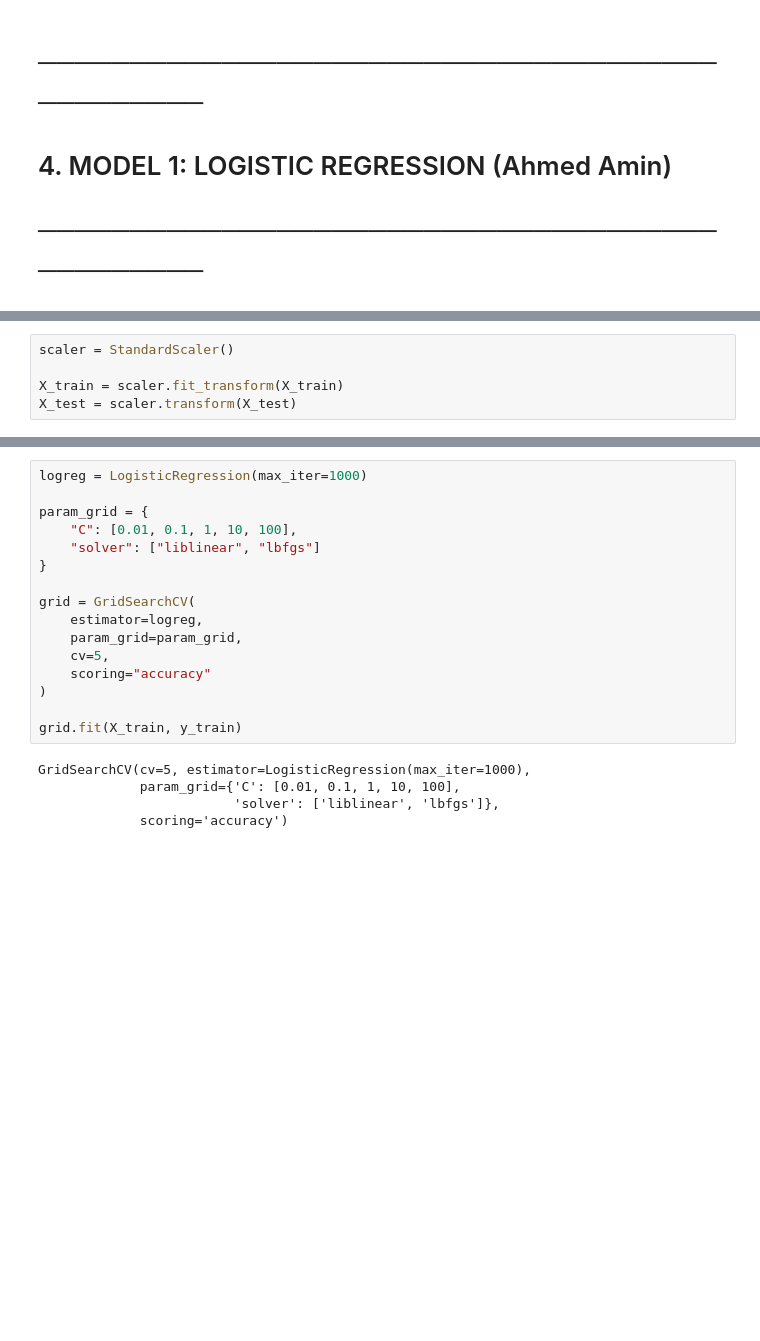
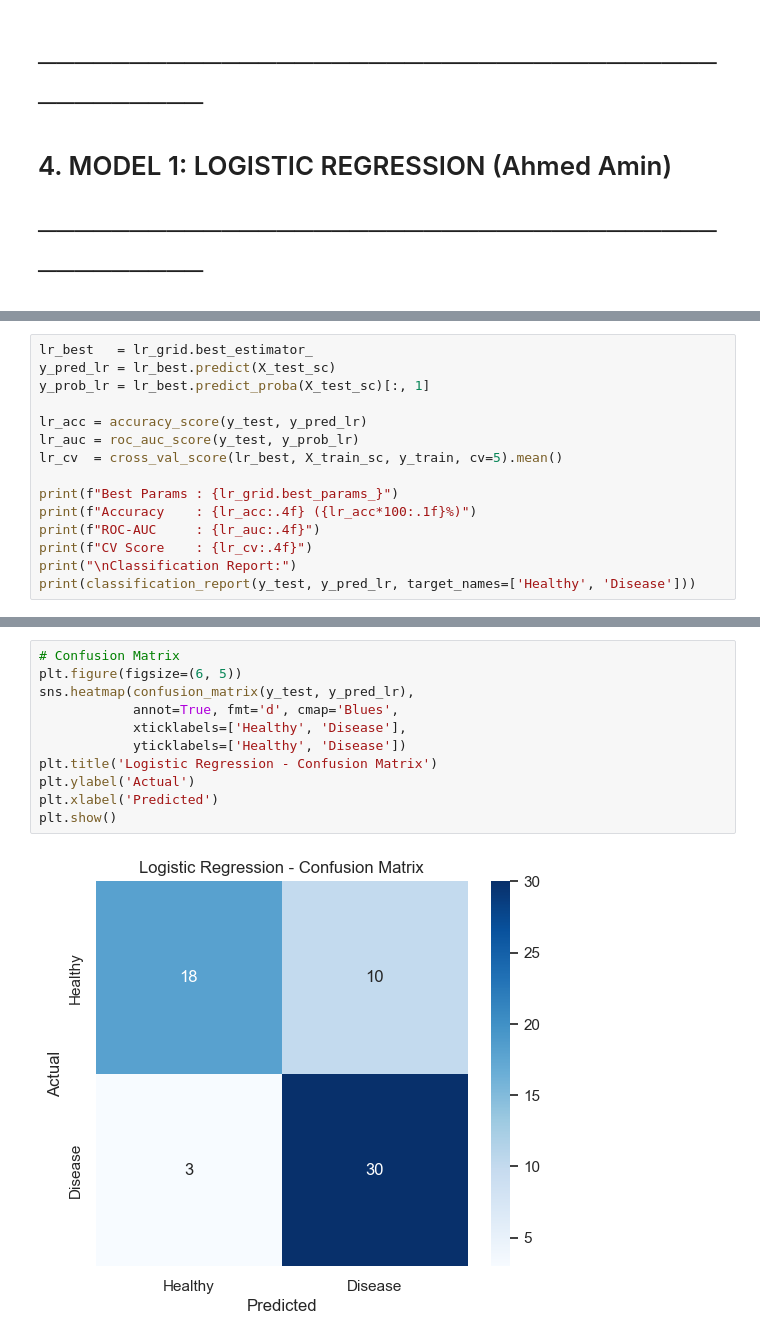
Before and after one commit to Kha1edAyman/Heart-Disease-Prediction-ML-Project, a Jupyter notebook: heart_disease.ipynb, the cells around one changed output, grey strips where cells are left out. Cells and saved outputs as stored; diff of their text form; blank space fills up the shorter version.

```diff
--- a/heart_disease.ipynb
+++ b/heart_disease.ipynb
@@ -253,5 +239,15 @@ X_train, X_test, y_train, y_test = train_test_split(
 # %%
-scaler = StandardScaler()
+lr_best   = lr_grid.best_estimator_
+y_pred_lr = lr_best.predict(X_test_sc)
+y_prob_lr = lr_best.predict_proba(X_test_sc)[:, 1]
 
-X_train = scaler.fit_transform(X_train)
-X_test = scaler.transform(X_test)
+lr_acc = accuracy_score(y_test, y_pred_lr)
+lr_auc = roc_auc_score(y_test, y_prob_lr)
+lr_cv  = cross_val_score(lr_best, X_train_sc, y_train, cv=5).mean()
+
+print(f"Best Params : {lr_grid.best_params_}")
+print(f"Accuracy    : {lr_acc:.4f} ({lr_acc*100:.1f}%)")
+print(f"ROC-AUC     : {lr_auc:.4f}")
+print(f"CV Score    : {lr_cv:.4f}")
+print("\nClassification Report:")
+print(classification_report(y_test, y_pred_lr, target_names=['Healthy', 'Disease']))
@@ -258,21 +269,13 @@ X_test = scaler.transform(X_test)
 # %%
-logreg = LogisticRegression(max_iter=1000)
-
-param_grid = {
-    "C": [0.01, 0.1, 1, 10, 100],
-    "solver": ["liblinear", "lbfgs"]
-}
-
-grid = GridSearchCV(
-    estimator=logreg,
-    param_grid=param_grid,
-    cv=5,
-    scoring="accuracy"
-)
-
-grid.fit(X_train, y_train)
+# Confusion Matrix
+plt.figure(figsize=(6, 5))
+sns.heatmap(confusion_matrix(y_test, y_pred_lr),
+            annot=True, fmt='d', cmap='Blues',
+            xticklabels=['Healthy', 'Disease'],
+            yticklabels=['Healthy', 'Disease'])
+plt.title('Logistic Regression - Confusion Matrix')
+plt.ylabel('Actual')
+plt.xlabel('Predicted')
+plt.show()
 # %% [output]
-GridSearchCV(cv=5, estimator=LogisticRegression(max_iter=1000),
-             param_grid={'C': [0.01, 0.1, 1, 10, 100],
-                         'solver': ['liblinear', 'lbfgs']},
-             scoring='accuracy')
+[figure, added]
```
Also changed, not shown: parts of 27 cells of this notebook, 1 other file.
